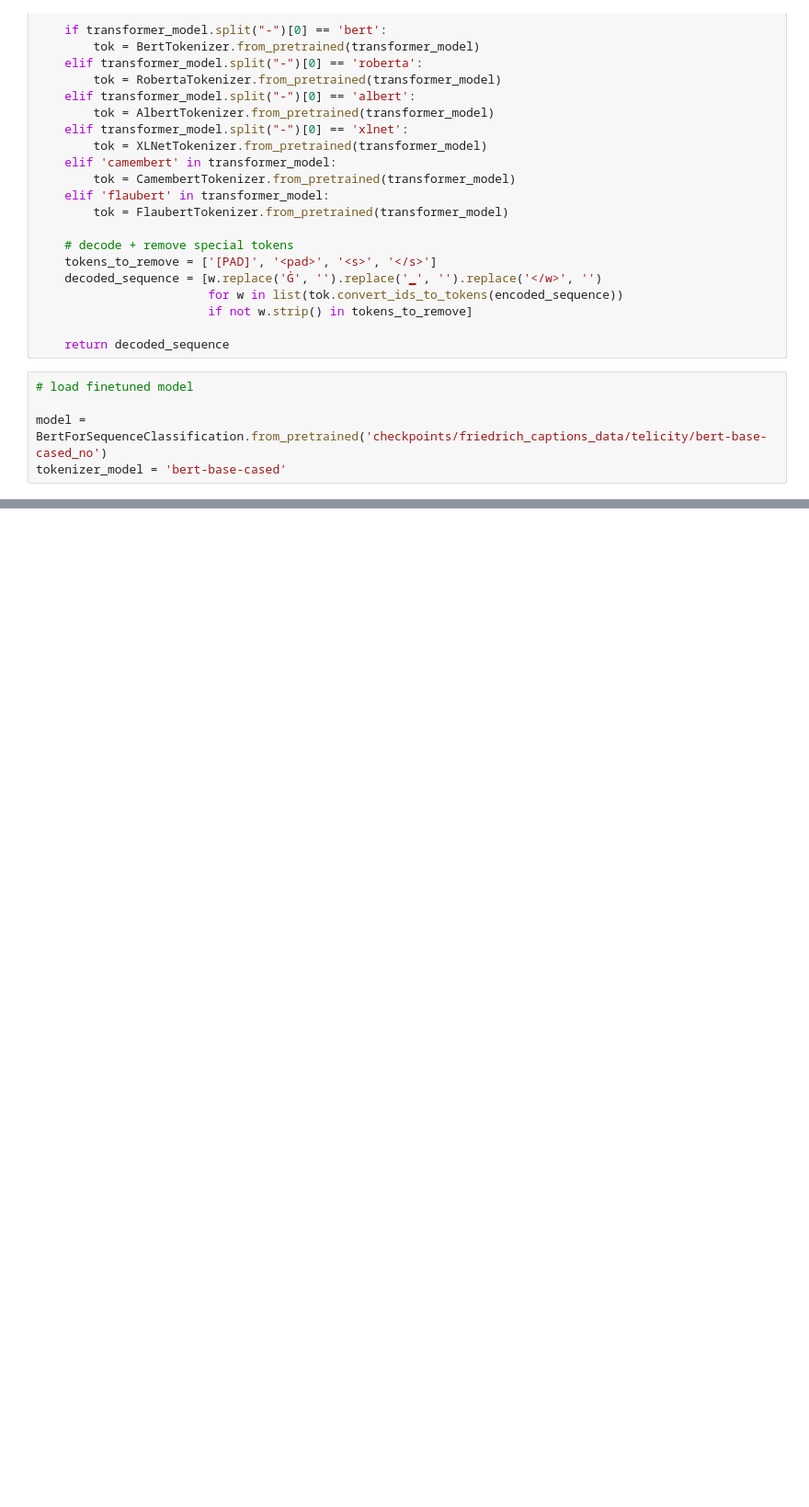
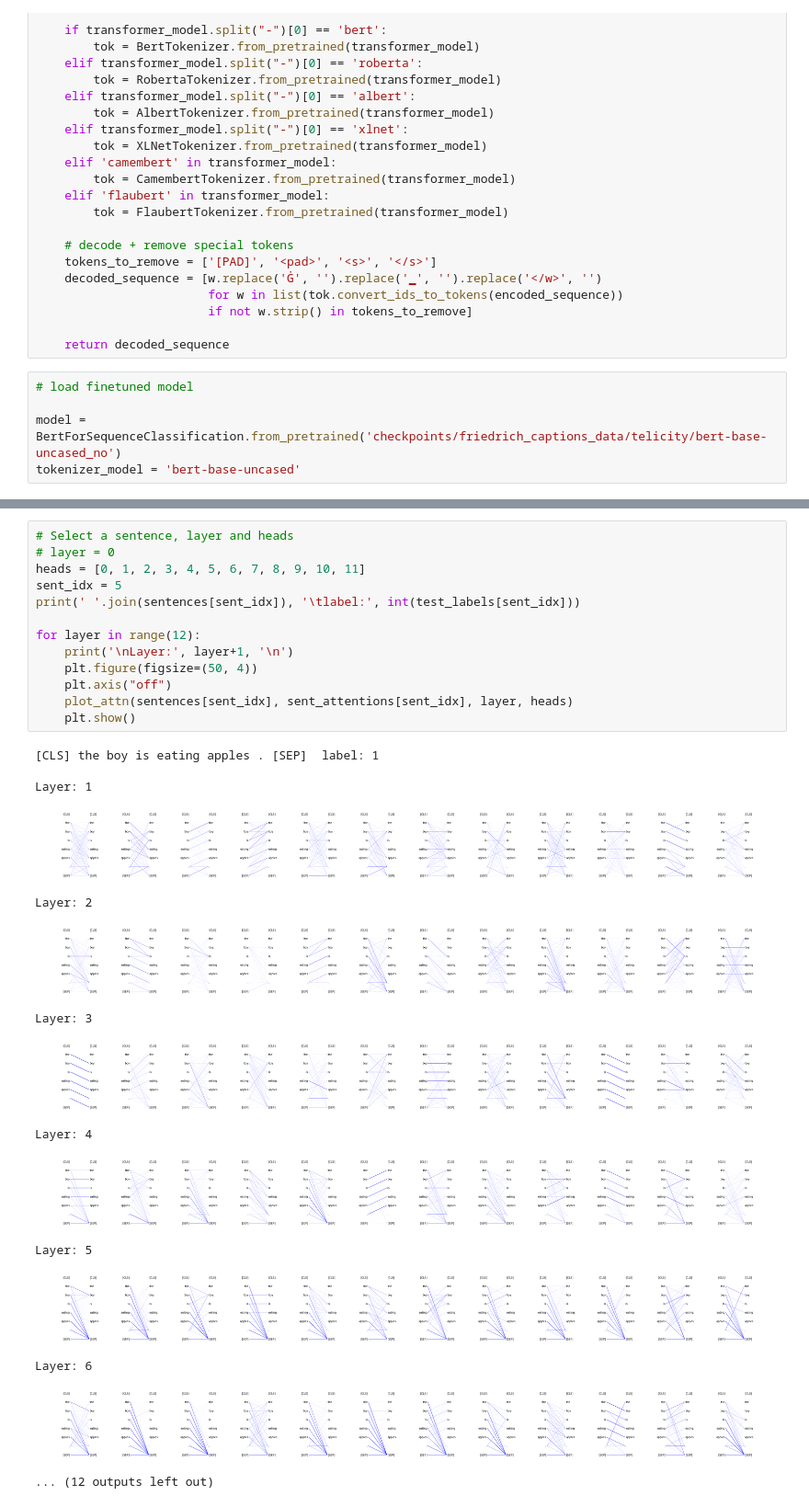
Before and after one commit to lenakmeth/telicity_classification, a Jupyter notebook: show_attention_testset.ipynb, the cells around one changed output, grey strips where cells are left out. Shown at 92% size. Saved outputs shown, nothing was run; the diff lists cells and outputs as text; blank space fills up the shorter version.

```diff
--- a/show_attention_testset.ipynb
+++ b/show_attention_testset.ipynb
@@ -86,8 +86,8 @@ def decode_result(transformer_model, encoded_sequence):
 # %%
 # load finetuned model
 
-model = BertForSequenceClassification.from_pretrained('checkpoints/friedrich_captions_data/telicity/bert-base-cased_no')
-tokenizer_model = 'bert-base-cased'
+model = BertForSequenceClassification.from_pretrained('checkpoints/friedrich_captions_data/telicity/bert-base-uncased_no')
+tokenizer_model = 'bert-base-uncased'
 # %%
 # open unseen test set
 
@@ -202 +174,30 @@ Layer: 6
+# %%
+# Select a sentence, layer and heads
+# layer = 0
+heads = [0, 1, 2, 3, 4, 5, 6, 7, 8, 9, 10, 11]
+sent_idx = 5
+print(' '.join(sentences[sent_idx]), '\tlabel:', int(test_labels[sent_idx]))
+
+for layer in range(12):
+    print('\nLayer:', layer+1, '\n')
+    plt.figure(figsize=(50, 4))
+    plt.axis("off")
+    plot_attn(sentences[sent_idx], sent_attentions[sent_idx], layer, heads)
+    plt.show()
+# %% [output]
+[CLS] the boy is eating apples . [SEP]  label: 1
+
+Layer: 1
+[figure, added]
+Layer: 2
+[figure, added]
+Layer: 3
+[figure, added]
+Layer: 4
+[figure, added]
+Layer: 5
+[figure, added]
+Layer: 6
+[figure, added]
+... (12 outputs left out)
 # %%
```
Also changed, not shown: parts of 5 cells of this notebook.
